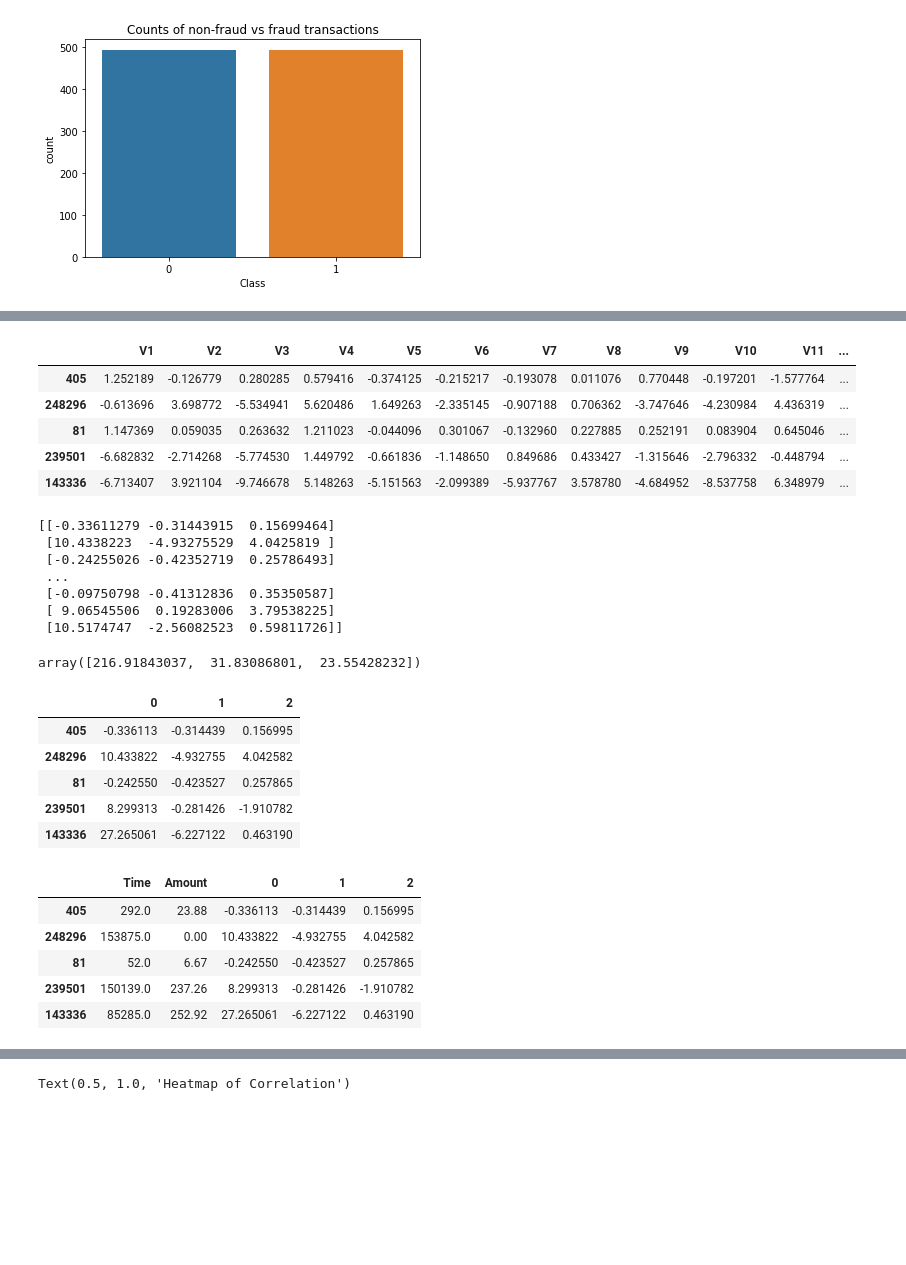
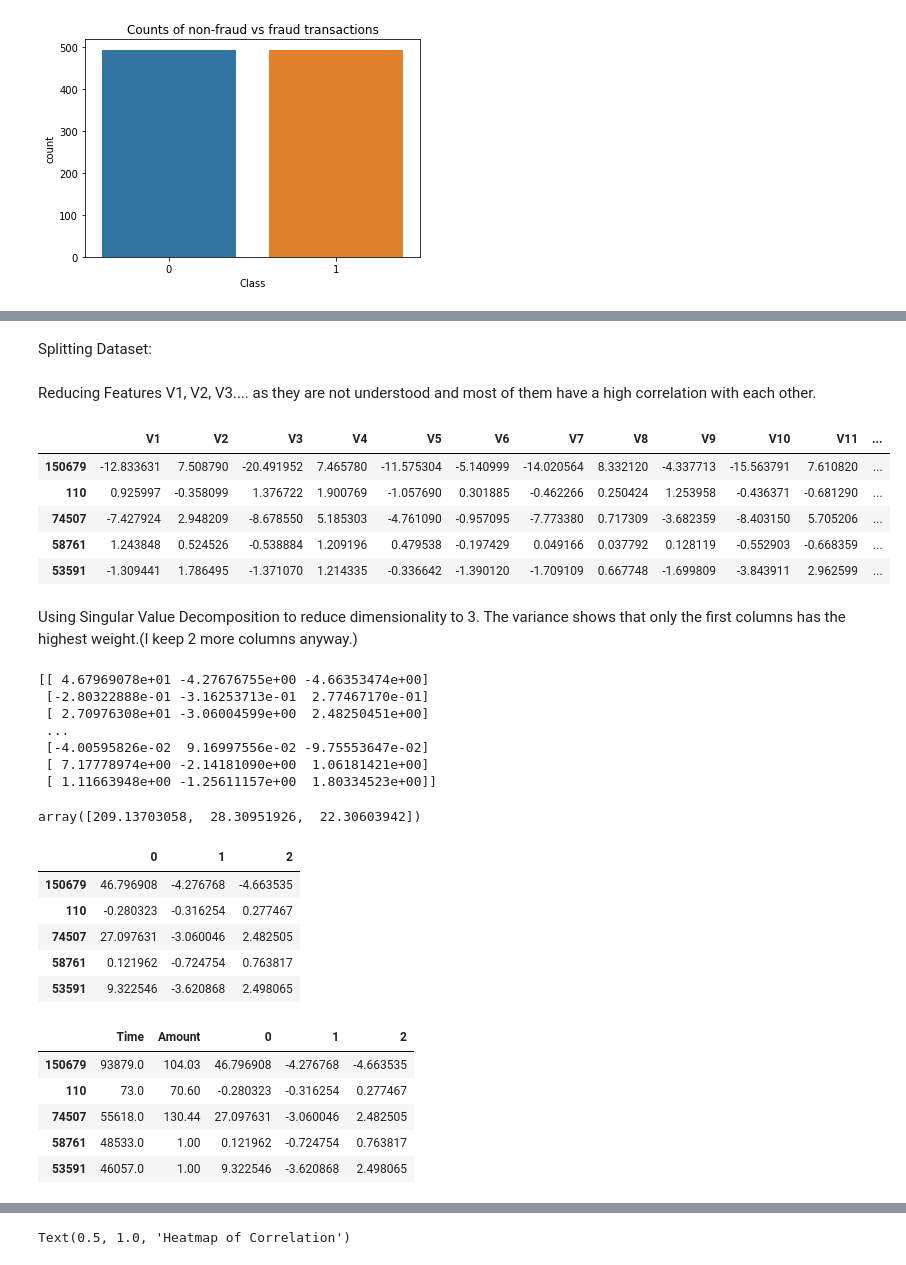
Before and after one commit to EbsHirani/CreditCardFraudDetector, a Jupyter notebook: credit_card_fraud.ipynb, the cells around one changed output, grey strips where cells are left out. Saved outputs shown, nothing was run; the diff lists cells and outputs as text; code cells hidden in the pictures; blank space fills up the shorter version.

Commit message:
Transformed test-set on train-sets SVD instead of transforming before split. Added more data visualization.

```diff
--- a/credit_card_fraud.ipynb
+++ b/credit_card_fraud.ipynb
@@ -85,26 +133,36 @@ ERROR! Session/line number was not unique in database. History logging moved to
+# %% [markdown]
+Splitting Dataset:
+# %%
+x_train, x_test, y_train, y_test = train_test_split(x_df,y_df, test_size = 0.2, random_state = 42 )
+# %% [markdown]
+Reducing Features V1, V2, V3.... as they are not understood and most of them have a high correlation with each other.
 # %%
-reduce_df = x_df[["V1","V2","V3","V4","V5","V6","V7","V8","V9","V10","V11","V12","V13","V14","V15","V16","V17","V18","V19","V20","V21","V22","V23","V24","V25","V26","V27","V28"]]
+reduce_df = x_train[["V1","V2","V3","V4","V5","V6","V7","V8","V9","V10","V11","V12","V13","V14","V15","V16","V17","V18","V19","V20","V21","V22","V23","V24","V25","V26","V27","V28"]]
+reduce_test =  x_test[["V1","V2","V3","V4","V5","V6","V7","V8","V9","V10","V11","V12","V13","V14","V15","V16","V17","V18","V19","V20","V21","V22","V23","V24","V25","V26","V27","V28"]]
 reduce_df.head()
 # %% [output]
 |  | V1 | V2 | V3 | V4 | V5 | V6 | V7 | V8 | V9 | V10 | V11 | ... |
-| 405 | 1.252189 | -0.126779 | 0.280285 | 0.579416 | -0.374125 | -0.215217 | -0.193078 | 0.011076 | 0.770448 | -0.197201 | -1.577764 | ... |
-| 248296 | -0.613696 | 3.698772 | -5.534941 | 5.620486 | 1.649263 | -2.335145 | -0.907188 | 0.706362 | -3.747646 | -4.230984 | 4.436319 | ... |
-| 81 | 1.147369 | 0.059035 | 0.263632 | 1.211023 | -0.044096 | 0.301067 | -0.132960 | 0.227885 | 0.252191 | 0.083904 | 0.645046 | ... |
-| 239501 | -6.682832 | -2.714268 | -5.774530 | 1.449792 | -0.661836 | -1.148650 | 0.849686 | 0.433427 | -1.315646 | -2.796332 | -0.448794 | ... |
-| 143336 | -6.713407 | 3.921104 | -9.746678 | 5.148263 | -5.151563 | -2.099389 | -5.937767 | 3.578780 | -4.684952 | -8.537758 | 6.348979 | ... |
+| 150679 | -12.833631 | 7.508790 | -20.491952 | 7.465780 | -11.575304 | -5.140999 | -14.020564 | 8.332120 | -4.337713 | -15.563791 | 7.610820 | ... |
+| 110 | 0.925997 | -0.358099 | 1.376722 | 1.900769 | -1.057690 | 0.301885 | -0.462266 | 0.250424 | 1.253958 | -0.436371 | -0.681290 | ... |
+| 74507 | -7.427924 | 2.948209 | -8.678550 | 5.185303 | -4.761090 | -0.957095 | -7.773380 | 0.717309 | -3.682359 | -8.403150 | 5.705206 | ... |
+| 58761 | 1.243848 | 0.524526 | -0.538884 | 1.209196 | 0.479538 | -0.197429 | 0.049166 | 0.037792 | 0.128119 | -0.552903 | -0.668359 | ... |
+| 53591 | -1.309441 | 1.786495 | -1.371070 | 1.214335 | -0.336642 | -1.390120 | -1.709109 | 0.667748 | -1.699809 | -3.843911 | 2.962599 | ... |
+# %% [markdown]
+Using Singular Value Decomposition to reduce dimensionality to 3. The variance shows that only the first columns has the highest weight.(I keep 2 more columns anyway.)
 # %%
 svd = TruncatedSVD(n_components=3)
 reduced = svd.fit_transform(reduce_df)
+reduced_test = svd.transform(reduce_test)
 print(reduced)
 # %% [output]
-[[-0.33611279 -0.31443915  0.15699464]
- [10.4338223  -4.93275529  4.0425819 ]
- [-0.24255026 -0.42352719  0.25786493]
+[[ 4.67969078e+01 -4.27676755e+00 -4.66353474e+00]
+ [-2.80322888e-01 -3.16253713e-01  2.77467170e-01]
+ [ 2.70976308e+01 -3.06004599e+00  2.48250451e+00]
  ...
- [-0.09750798 -0.41312836  0.35350587]
- [ 9.06545506  0.19283006  3.79538225]
- [10.5174747  -2.56082523  0.59811726]]
+ [-4.00595826e-02  9.16997556e-02 -9.75553647e-02]
+ [ 7.17778974e+00 -2.14181090e+00  1.06181421e+00]
+ [ 1.11663948e+00 -1.25611157e+00  1.80334523e+00]]
 # %%
 svd.explained_variance_
 # %% [output]
-array([216.91843037,  31.83086801,  23.55428232])
+array([209.13703058,  28.30951926,  22.30603942])
@@ -111,11 +171,12 @@ array([216.91843037,  31.83086801,  23.55428232])
 # %%
-reduce_df = pd.DataFrame(reduced, index = x_df.index)
-reduce_df.head()
+reduce_df_train = pd.DataFrame(reduced, index = reduce_df.index)
+reduce_df_test = pd.DataFrame(reduced_test,index = reduce_test.index )
+reduce_df_train.head()
 # %% [output]
 |  | 0 | 1 | 2 |
-| 405 | -0.336113 | -0.314439 | 0.156995 |
-| 248296 | 10.433822 | -4.932755 | 4.042582 |
-| 81 | -0.242550 | -0.423527 | 0.257865 |
-| 239501 | 8.299313 | -0.281426 | -1.910782 |
-| 143336 | 27.265061 | -6.227122 | 0.463190 |
+| 150679 | 46.796908 | -4.276768 | -4.663535 |
+| 110 | -0.280323 | -0.316254 | 0.277467 |
+| 74507 | 27.097631 | -3.060046 | 2.482505 |
+| 58761 | 0.121962 | -0.724754 | 0.763817 |
+| 53591 | 9.322546 | -3.620868 | 2.498065 |
 # %%
@@ -123,10 +187,10 @@ x = pd.concat([x_df.drop(columns = ["V1","V2","V3","V4","V5","V6","V7","V8","V9"
 # %%
-x.head()
+x_train_final.head()
 # %% [output]
 |  | Time | Amount | 0 | 1 | 2 |
-| 405 | 292.0 | 23.88 | -0.336113 | -0.314439 | 0.156995 |
-| 248296 | 153875.0 | 0.00 | 10.433822 | -4.932755 | 4.042582 |
-| 81 | 52.0 | 6.67 | -0.242550 | -0.423527 | 0.257865 |
-| 239501 | 150139.0 | 237.26 | 8.299313 | -0.281426 | -1.910782 |
-| 143336 | 85285.0 | 252.92 | 27.265061 | -6.227122 | 0.463190 |
+| 150679 | 93879.0 | 104.03 | 46.796908 | -4.276768 | -4.663535 |
+| 110 | 73.0 | 70.60 | -0.280323 | -0.316254 | 0.277467 |
+| 74507 | 55618.0 | 130.44 | 27.097631 | -3.060046 | 2.482505 |
+| 58761 | 48533.0 | 1.00 | 0.121962 | -0.724754 | 0.763817 |
+| 53591 | 46057.0 | 1.00 | 9.322546 | -3.620868 | 2.498065 |
 # %%
```
Also changed, not shown: parts of 29 cells of this notebook.
